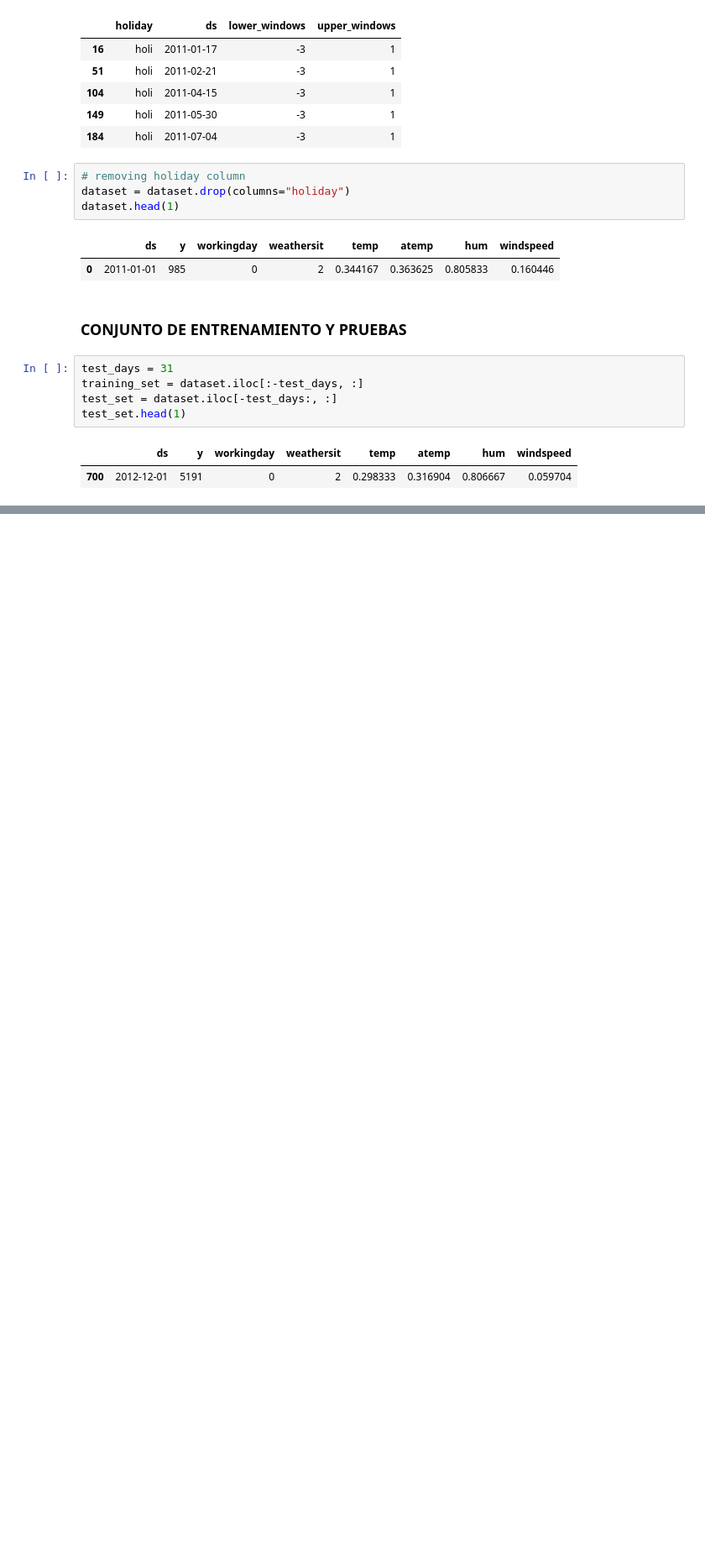
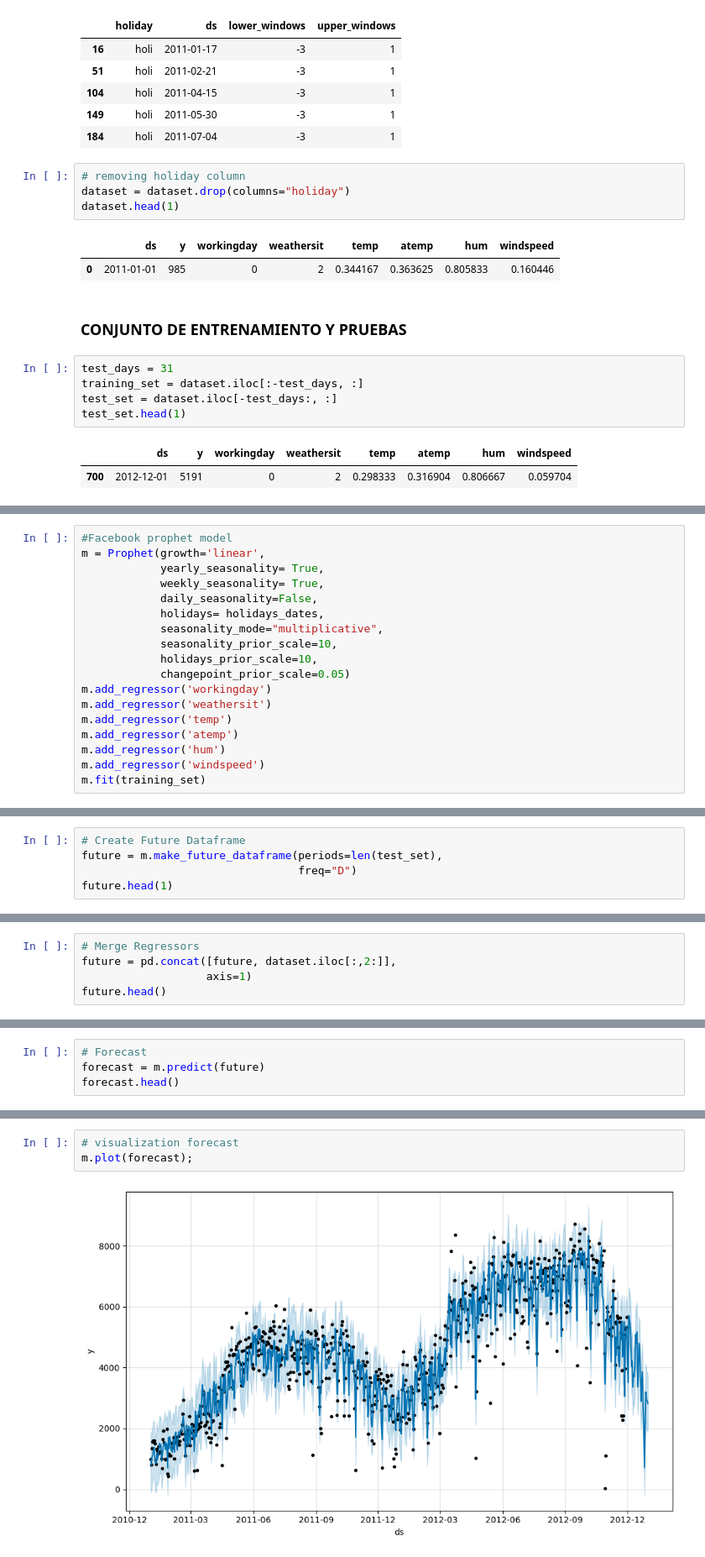
Before and after one commit to leomay282/Modelos-de-Pronosticos-Series-Temporales-Python, a Jupyter notebook: Facebook Prophet/Facebook_Prophet_template.ipynb, the cells around one changed output, grey strips where cells are left out. Shown: that part at 84% size. Saved outputs shown, nothing was run; the diff lists cells and outputs as text; blank space fills up the shorter version.

Commit message:
finalizados los conceptos de facebook prophet

```diff
--- a/Facebook Prophet/Facebook_Prophet_template.ipynb
+++ b/Facebook Prophet/Facebook_Prophet_template.ipynb
@@ -149,0 +119,18 @@ predictions_X.plot(legend = True)
+# %%
+#Facebook prophet model
+m = Prophet(growth='linear',
+            yearly_seasonality= True,
+            weekly_seasonality= True,
+            daily_seasonality=False,
+            holidays= holidays_dates,
+            seasonality_mode="multiplicative",
+            seasonality_prior_scale=10,
+            holidays_prior_scale=10,
+            changepoint_prior_scale=0.05)
+m.add_regressor('workingday')
+m.add_regressor('weathersit')
+m.add_regressor('temp')
+m.add_regressor('atemp')
+m.add_regressor('hum')
+m.add_regressor('windspeed')
+m.fit(training_set)
@@ -149,0 +143,5 @@ predictions_X.plot(legend = True)
+# %%
+# Create Future Dataframe
+future = m.make_future_dataframe(periods=len(test_set),
+                                 freq="D")
+future.head(1)
@@ -149,0 +151,5 @@ predictions_X.plot(legend = True)
+# %%
+# Merge Regressors
+future = pd.concat([future, dataset.iloc[:,2:]],
+                   axis=1)
+future.head()
@@ -149,0 +163,4 @@ predictions_X.plot(legend = True)
+# %%
+# Forecast
+forecast = m.predict(future)
+forecast.head()
@@ -149,0 +188,5 @@ predictions_X.plot(legend = True)
+# %%
+# visualization forecast
+m.plot(forecast);
+# %% [output]
+[figure, added]
```
Also changed, not shown: parts of 35 cells of this notebook, 1 other file.
